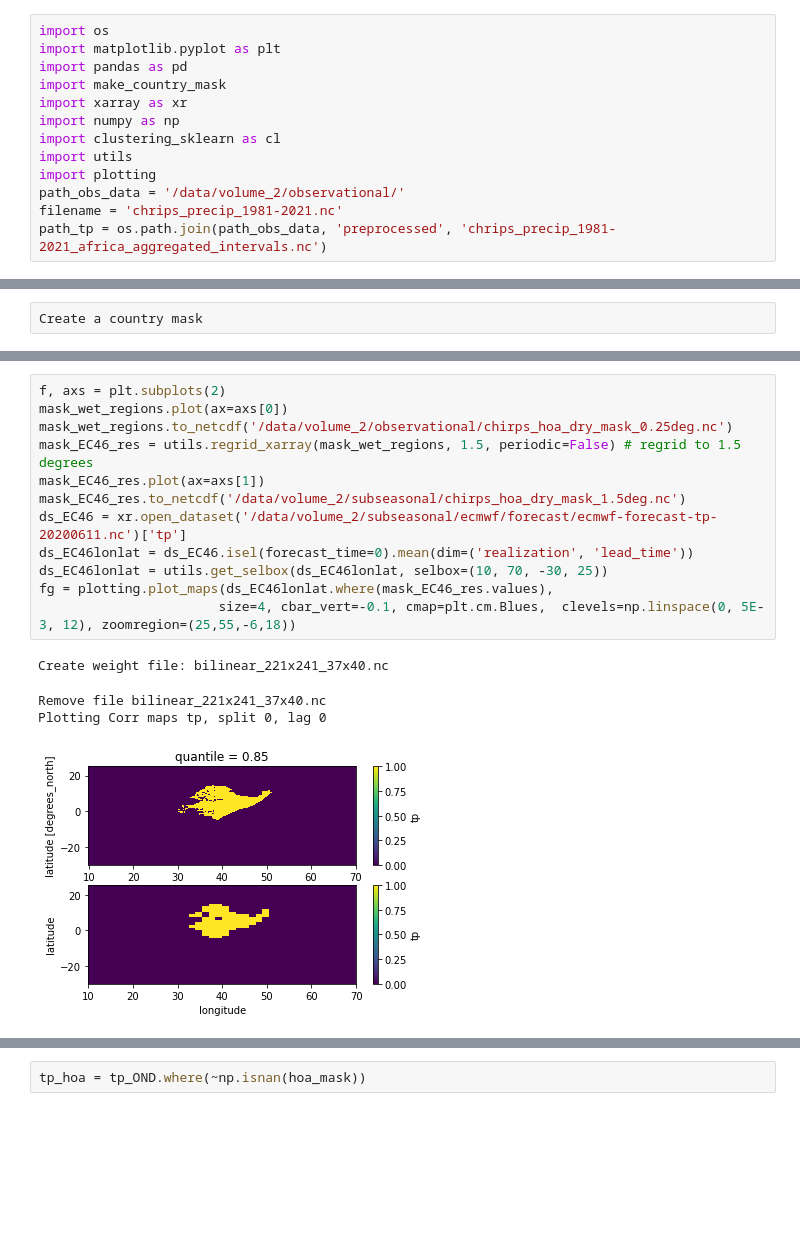
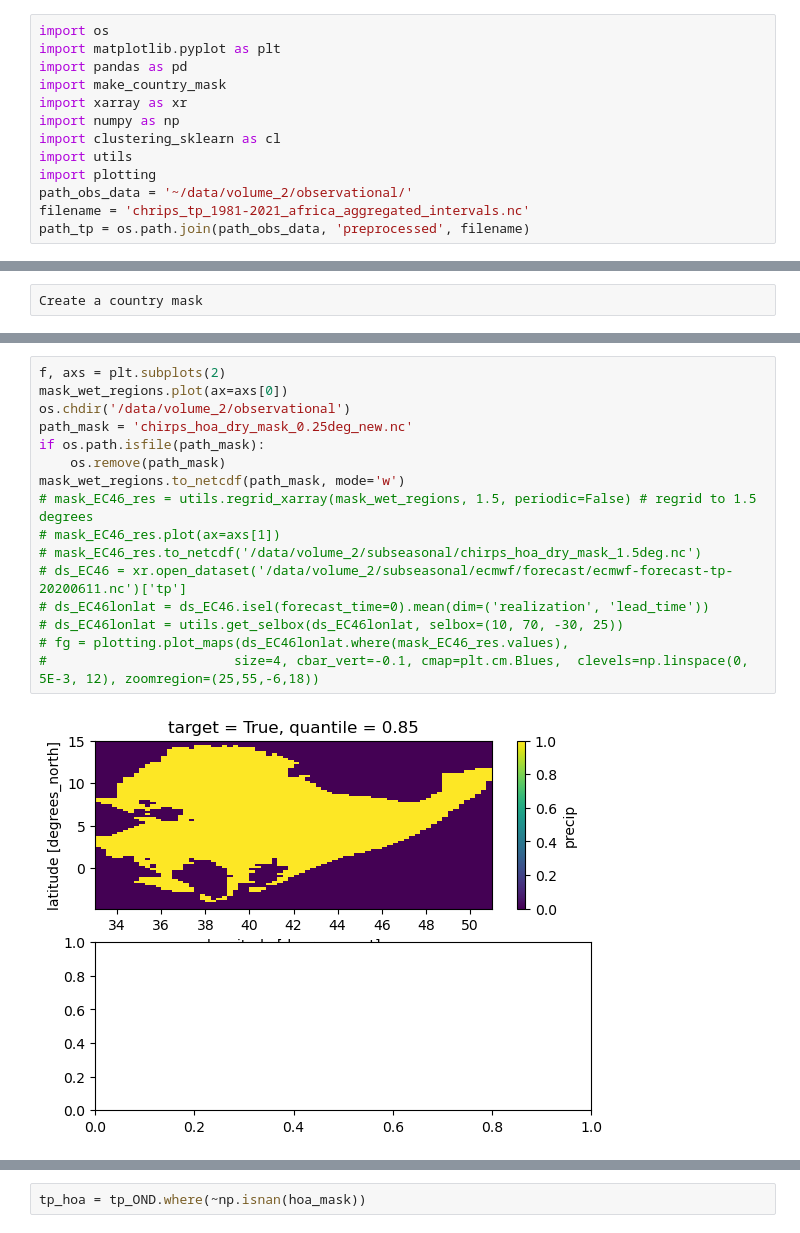
Before and after one commit to AI4S2S/Lorentz_s2spy_workshop, a Jupyter notebook: cluster_target.ipynb, the cells around one changed output, grey strips where cells are left out. Saved outputs shown, nothing was run; the diff lists cells and outputs as text; blank space fills up the shorter version.

```diff
--- a/cluster_target.ipynb
+++ b/cluster_target.ipynb
@@ -8,9 +8,9 @@ import numpy as np
 import clustering_sklearn as cl
 import utils
 import plotting
-path_obs_data = '/data/volume_2/observational/'
-filename = 'chrips_precip_1981-2021.nc'
-path_tp = os.path.join(path_obs_data, 'preprocessed', 'chrips_precip_1981-2021_africa_aggregated_intervals.nc')
+path_obs_data = '~/data/volume_2/observational/'
+filename = 'chrips_tp_1981-2021_africa_aggregated_intervals.nc'
+path_tp = os.path.join(path_obs_data, 'preprocessed', filename)
 # %%
 # ds_EC46 = xr.open_dataset('/data/volume_2/subseasonal/ecmwf/hindcast/ecmwf-hindcast-tp-20010618.nc')
 # ds_EC46 = ds_EC46.isel(realization=0, lead_time=0, forecast_time=0)
@@ -83,17 +101,18 @@ Plotting Corr maps precip, split 0, lag 0
 # %%
 f, axs = plt.subplots(2)
 mask_wet_regions.plot(ax=axs[0])
-mask_wet_regions.to_netcdf('/data/volume_2/observational/chirps_hoa_dry_mask_0.25deg.nc')
-mask_EC46_res = utils.regrid_xarray(mask_wet_regions, 1.5, periodic=False) # regrid to 1.5 degrees
-mask_EC46_res.plot(ax=axs[1])
-mask_EC46_res.to_netcdf('/data/volume_2/subseasonal/chirps_hoa_dry_mask_1.5deg.nc')
-ds_EC46 = xr.open_dataset('/data/volume_2/subseasonal/ecmwf/forecast/ecmwf-forecast-tp-20200611.nc')['tp']
-ds_EC46lonlat = ds_EC46.isel(forecast_time=0).mean(dim=('realization', 'lead_time'))
-ds_EC46lonlat = utils.get_selbox(ds_EC46lonlat, selbox=(10, 70, -30, 25))
-fg = plotting.plot_maps(ds_EC46lonlat.where(mask_EC46_res.values),
-                       size=4, cbar_vert=-0.1, cmap=plt.cm.Blues,  clevels=np.linspace(0, 5E-3, 12), zoomregion=(25,55,-6,18))
+os.chdir('/data/volume_2/observational')
+path_mask = 'chirps_hoa_dry_mask_0.25deg_new.nc'
+if os.path.isfile(path_mask):
+    os.remove(path_mask)
+mask_wet_regions.to_netcdf(path_mask, mode='w')
+# mask_EC46_res = utils.regrid_xarray(mask_wet_regions, 1.5, periodic=False) # regrid to 1.5 degrees
+# mask_EC46_res.plot(ax=axs[1])
+# mask_EC46_res.to_netcdf('/data/volume_2/subseasonal/chirps_hoa_dry_mask_1.5deg.nc')
+# ds_EC46 = xr.open_dataset('/data/volume_2/subseasonal/ecmwf/forecast/ecmwf-forecast-tp-20200611.nc')['tp']
+# ds_EC46lonlat = ds_EC46.isel(forecast_time=0).mean(dim=('realization', 'lead_time'))
+# ds_EC46lonlat = utils.get_selbox(ds_EC46lonlat, selbox=(10, 70, -30, 25))
+# fg = plotting.plot_maps(ds_EC46lonlat.where(mask_EC46_res.values),
+#                        size=4, cbar_vert=-0.1, cmap=plt.cm.Blues,  clevels=np.linspace(0, 5E-3, 12), zoomregion=(25,55,-6,18))
 # %% [output]
-Create weight file: bilinear_221x241_37x40.nc
-Remove file bilinear_221x241_37x40.nc
-Plotting Corr maps tp, split 0, lag 0
-[figure, old version]
+[figure, new version]
```
Also changed, not shown: parts of 8 cells of this notebook, 1 other file.
